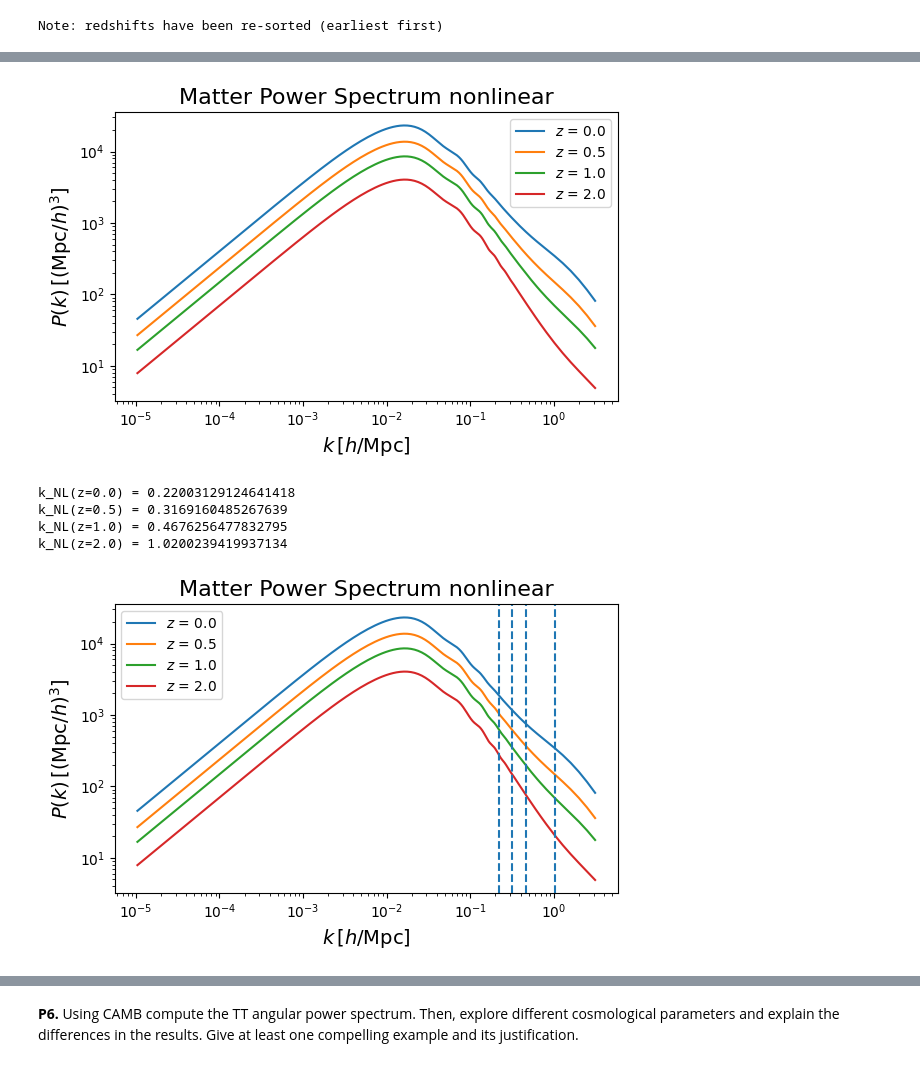
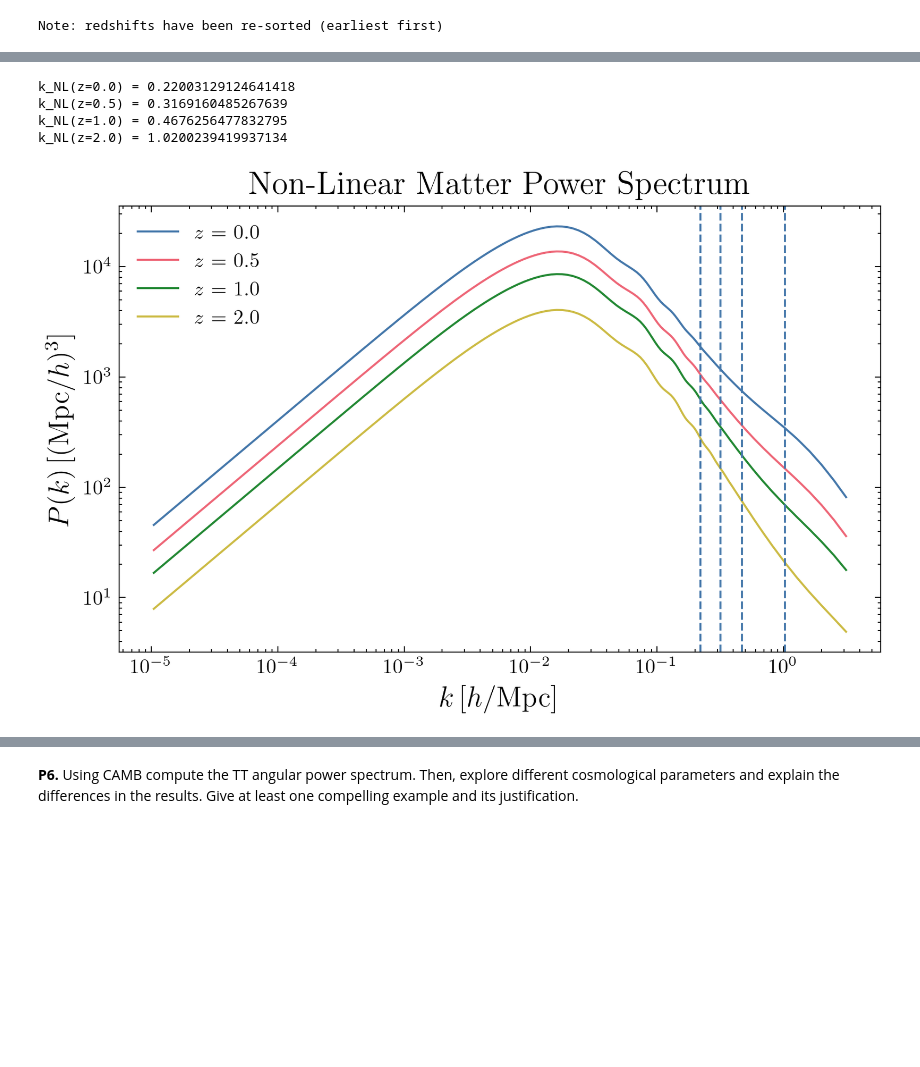
Before and after one commit to julianticucho/Tarea-2-cosmo, a Jupyter notebook: tarea_2_cosmo.ipynb, the cells around one changed output, grey strips where cells are left out. Saved outputs shown, nothing was run; the diff lists cells and outputs as text; code cells hidden in the pictures; blank space fills up the shorter version.

```diff
--- a/tarea_2_cosmo.ipynb
+++ b/tarea_2_cosmo.ipynb
@@ -1,6 +225,11 @@
 # %% [markdown]
 
 **P5.** Using CAMB, compute the matter power spectrum at different redshift. Then, manually set the density of massive neutrinos to zero. Comment on the differences and justify the results.
+# %%
+import scienceplots
+
+plt.style.use(['science', 'bright'])
+plt.rcParams['figure.dpi'] = 300
 # %%
 import camb
 from camb import model, initialpower
@@ -13,12 +242,13 @@ omega_ch2 = 0.120
 omega_bh2 = 0.0224
 ns = 0.965
 tau = 0.054
+redshifts = [0, 0.5, 1, 2]
 
 pars = camb.CAMBparams()
-pars.set_cosmology(H0=H0, ombh2=omega_bh2, omch2=omega_ch2, tau=tau)
+pars.set_cosmology(H0=H0, ombh2=omega_bh2, omch2=omega_ch2, tau=tau, mnu=0.06) #mnu=0.06 (default)
 pars.InitPower.set_params(As=2e-9, ns=ns, r=0)
 pars.set_for_lmax(2500, lens_potential_accuracy=0)
-pars.set_matter_power(redshifts=[0, 0.5, 1, 2], kmax=2.0)
+pars.set_matter_power(redshifts=redshifts, kmax=2.0)
 
 results = camb.get_results(pars)
 # %% [output]
@@ -42,50 +274,35 @@ plt.show()
 # %%
 kh, z, PK = results.get_linear_matter_power_spectrum(hubble_units=True, k_hunit=True, nonlinear=True)
+
+def delta_squared(k, Pk):
+    return (k**3 * Pk) / (2 * np.pi**2)
+
+k_NL = []
+for i, redshift in enumerate(z):
+    a = 1 / (1 + redshift)
+    delta_L2 = delta_squared(kh, PK[i])
+
+    k_nl_value = kh[np.abs(delta_L2 - 1).argmin()]
+    k_NL.append(k_nl_value)
+
+    print(f"k_NL(z={redshift}) = {k_nl_value}")
 
 plt.figure(figsize=(6, 4))
 for i, redshift in enumerate(z):
     plt.loglog(kh, PK[i], label=f'$z$ = {redshift}')
 
+for i, k_val in enumerate(k_NL):
+    plt.axvline(x=k_val, linestyle="--")
+
 plt.xlabel(r'$k \, [h/\mathrm{Mpc}]$', fontsize=14)
 plt.ylabel(r'$P(k) \, [(\mathrm{Mpc}/h)^3]$', fontsize=14)
-plt.title('Matter Power Spectrum nonlinear', fontsize=16)
+plt.title('Non-Linear Matter Power Spectrum', fontsize=16)
 plt.legend()
 plt.tight_layout()
 plt.show()
 # %% [output]
+k_NL(z=0.0) = 0.22003129124641418
+k_NL(z=0.5) = 0.3169160485267639
+k_NL(z=1.0) = 0.4676256477832795
+k_NL(z=2.0) = 1.0200239419937134
-[figure, old version]
+[figure, new version]
-# %%
-# Función para calcular Delta^2_L(k, a) para cada k
-def delta_squared(k, Pk):
-    return (k**3 * Pk) / (2 * np.pi**2)
-
-# Encontrar k_NL tal que Delta^2(k_NL, a) = 1 para cada redshift
-k_NL = []
-for i, redshift in enumerate(z):
-    a = 1 / (1 + redshift)
-    delta_L2 = delta_squared(kh, PK[i])
-
-    k_nl_value = kh[np.abs(delta_L2 - 1).argmin()]
-    k_NL.append(k_nl_value)
-
-    print(f"k_NL(z={redshift}) = {k_nl_value}")
-
-plt.figure(figsize=(6, 4))
-for i, redshift in enumerate(z):
-    plt.loglog(kh, PK[i], label=f'$z$ = {redshift}')
-
-for i, k_val in enumerate(k_NL):
-    plt.axvline(x=k_val, linestyle="--")
-
-plt.xlabel(r'$k \, [h/\mathrm{Mpc}]$', fontsize=14)
-plt.ylabel(r'$P(k) \, [(\mathrm{Mpc}/h)^3]$', fontsize=14)
-plt.title('Matter Power Spectrum nonlinear', fontsize=16)
-plt.legend()
-plt.tight_layout()
-plt.show()
-# %% [output]
-k_NL(z=0.0) = 0.22003129124641418
-k_NL(z=0.5) = 0.3169160485267639
-k_NL(z=1.0) = 0.4676256477832795
-k_NL(z=2.0) = 1.0200239419937134
-[figure, removed]
```
Also changed, not shown: parts of 21 cells of this notebook.
